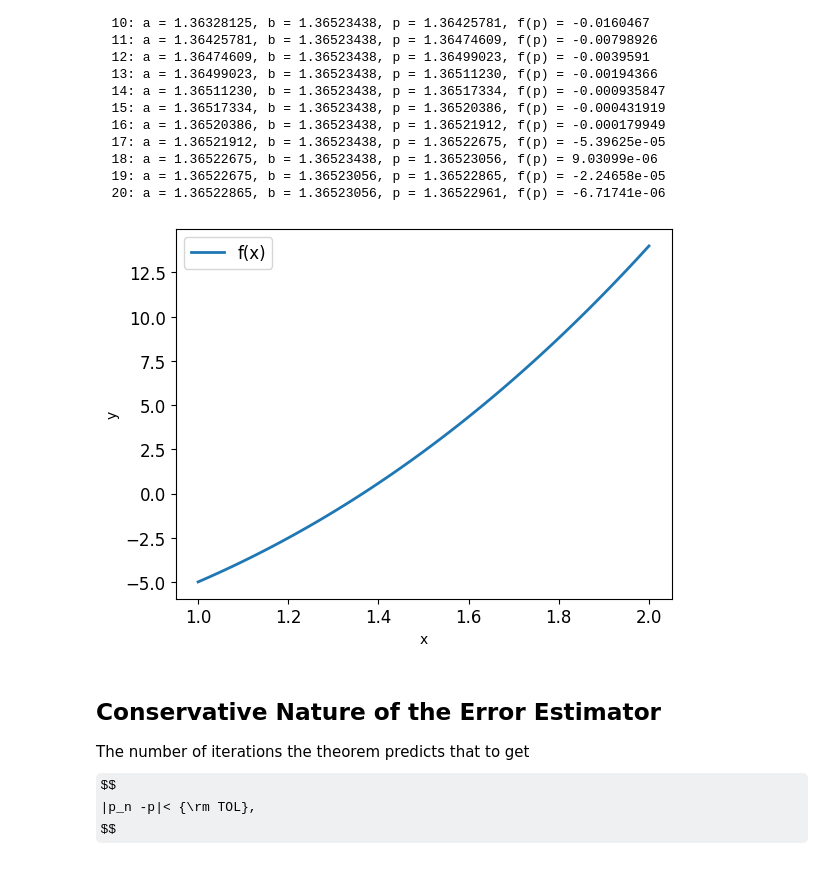
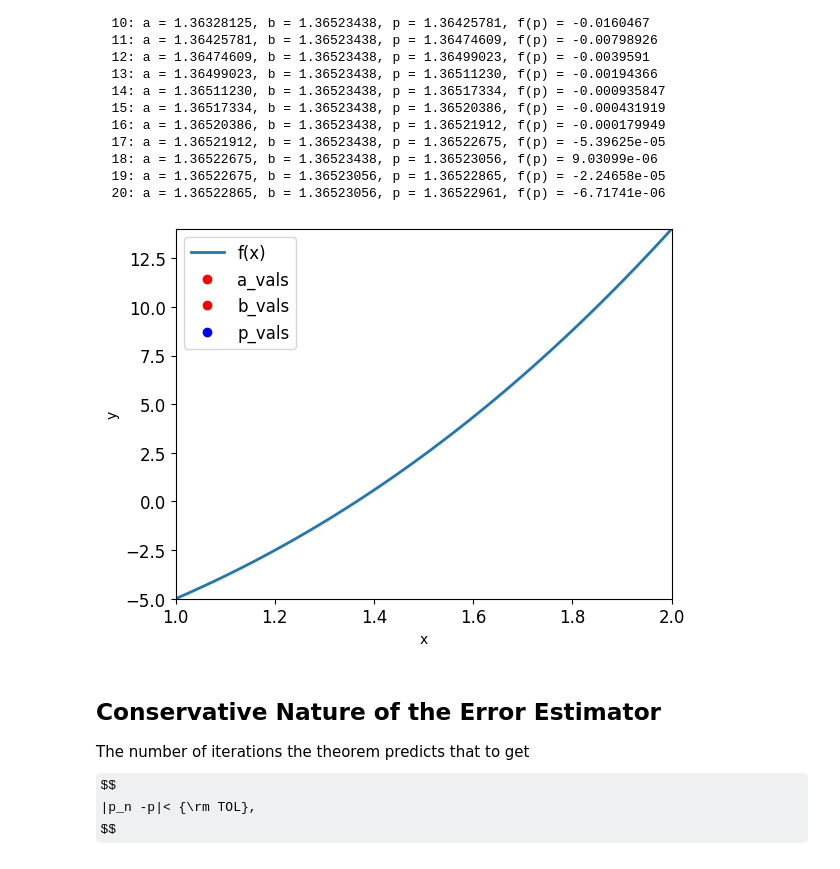
Before and after one commit to kagamirudo/Math_300_2024, a Jupyter notebook: notebooks/sec.2.1.ipynb, the cells around one changed output. Cells and saved outputs as stored; diff of their text form; code cells hidden in the pictures; some formulas as TeX source.

```diff
--- a/notebooks/sec.2.1.ipynb
+++ b/notebooks/sec.2.1.ipynb
@@ -107,28 +107,31 @@ for i in range(n_max):
 # %%
 from matplotlib.animation import FuncAnimation # type: ignore
 
 fig, ax = plt.subplots()
 x = np.linspace(1, 2, 100)
 y = f(x)
 line, = ax.plot(x, y, label='f(x)')
-point_a, = ax.plot([], [], 'ro')
-point_b, = ax.plot([], [], 'ro')
-point_p, = ax.plot([], [], 'bo')
+point_a, = ax.plot([], [], 'ro', label='a_vals')  # Point for a_vals
+point_b, = ax.plot([], [], 'ro', label='b_vals')  # Point for b_vals
+point_p, = ax.plot([], [], 'bo', label='p_vals')  # Point for p_vals
+
+ax.set_xlim(1, 2)
+ax.set_ylim(f(1), f(2))
 
 def update(i):
     ax.set_title(f"Iteration {i+1}")
     point_a.set_data([a_vals[i], a_vals[i]], [0, 0])
     point_b.set_data([b_vals[i], b_vals[i]], [0, 0])
     point_p.set_data([p_vals[i], p_vals[i]], [0, f(p_vals[i])])
     return point_a, point_b, point_p
 
 ani = FuncAnimation(fig, update, frames=range(n_max), repeat=False)
 plt.xlabel('x')
 plt.ylabel('y')
 plt.legend()
 plt.show()
 # %% [output]
-[figure, old version]
+[figure, new version]
 # %% [markdown]
 ## Conservative Nature of the Error Estimator
 The number of iterations the theorem predicts that to get
```
Also changed, not shown: parts of 2 cells of this notebook, 1 other file.
